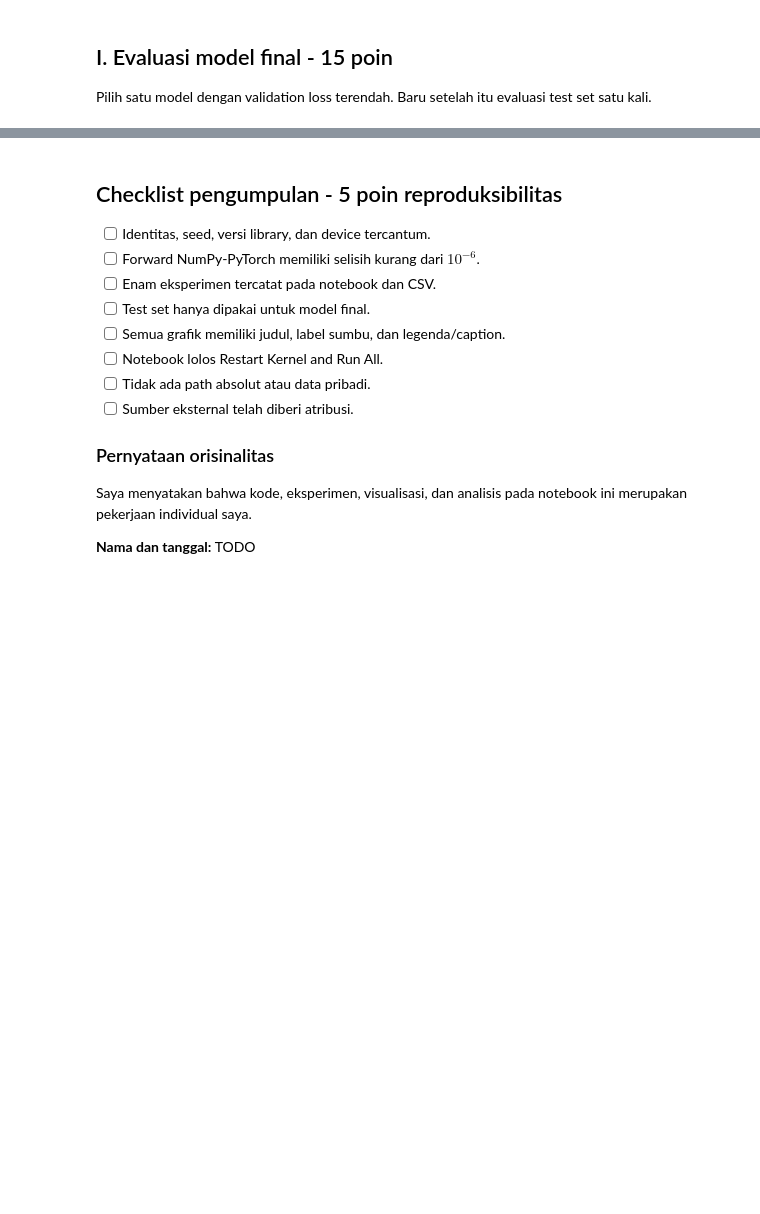
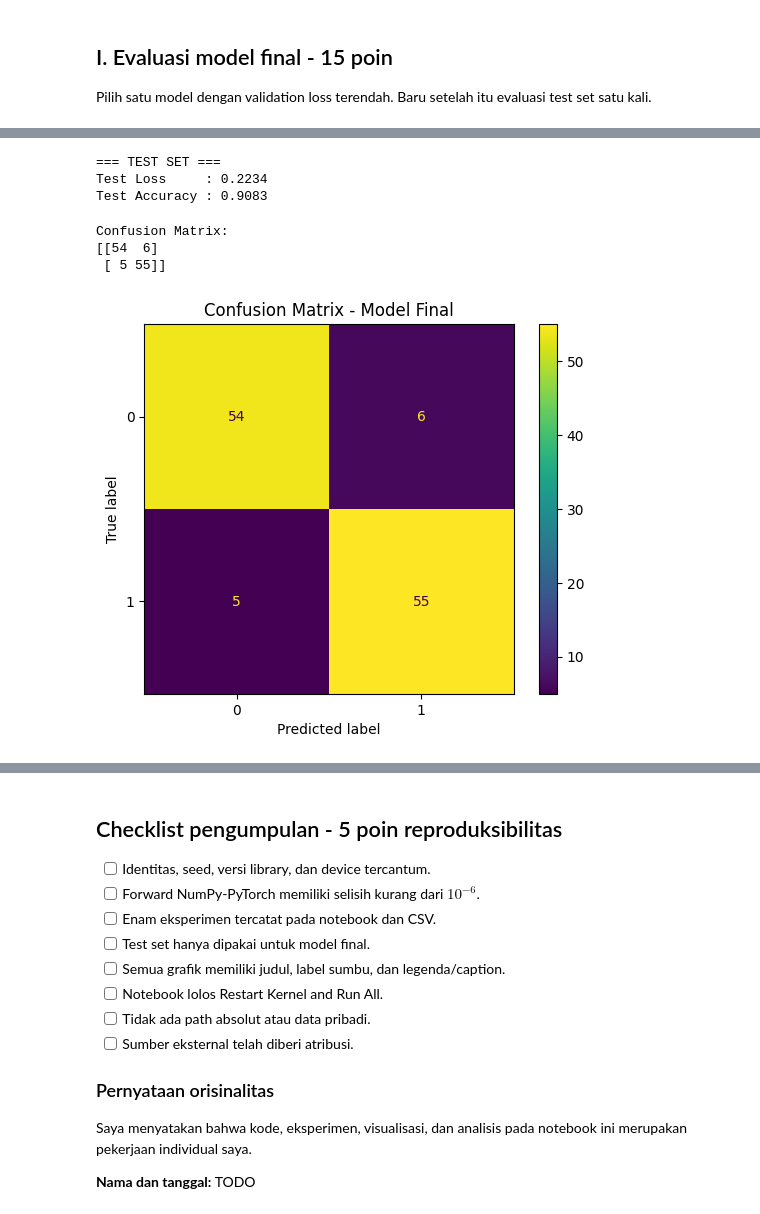
Before and after one commit to itsluthfia/Modul-Praktikum-Deep-Learning, a Jupyter notebook: M01_123450004.ipynb, the cells around one changed output, grey strips where cells are left out. Drawn from its saved outputs; the diff is of its cells as text; code cells hidden in the pictures; blank space fills up the shorter version.

```diff
--- a/M01_123450004.ipynb
+++ b/M01_123450004.ipynb
@@ -357,0 +659,35 @@ raise NotImplementedError('Evaluasi model final dan buat visualisasi.')
+# %%
+# Evaluasi test set satu kali setelah model final dipilih
+test_metrics = evaluate(
+    final_model,
+    X_test_t,
+    y_test_t
+)
+
+print("=== TEST SET ===")
+print(f"Test Loss     : {test_metrics['loss']:.4f}")
+print(f"Test Accuracy : {test_metrics['accuracy']:.4f}")
+# %% [output]
+=== TEST SET ===
+Test Loss     : 0.2234
+Test Accuracy : 0.9083
+# %%
+from sklearn.metrics import confusion_matrix, ConfusionMatrixDisplay
+
+cm = confusion_matrix(
+    y_test_f.ravel(),
+    test_metrics['predictions']
+)
+
+print("Confusion Matrix:")
+print(cm)
+
+disp = ConfusionMatrixDisplay(confusion_matrix=cm)
+disp.plot()
+plt.title('Confusion Matrix - Model Final')
+plt.show()
+# %% [output]
+Confusion Matrix:
+[[54  6]
+ [ 5 55]]
+[figure, added]
```
Also changed, not shown: parts of 25 cells of this notebook.
